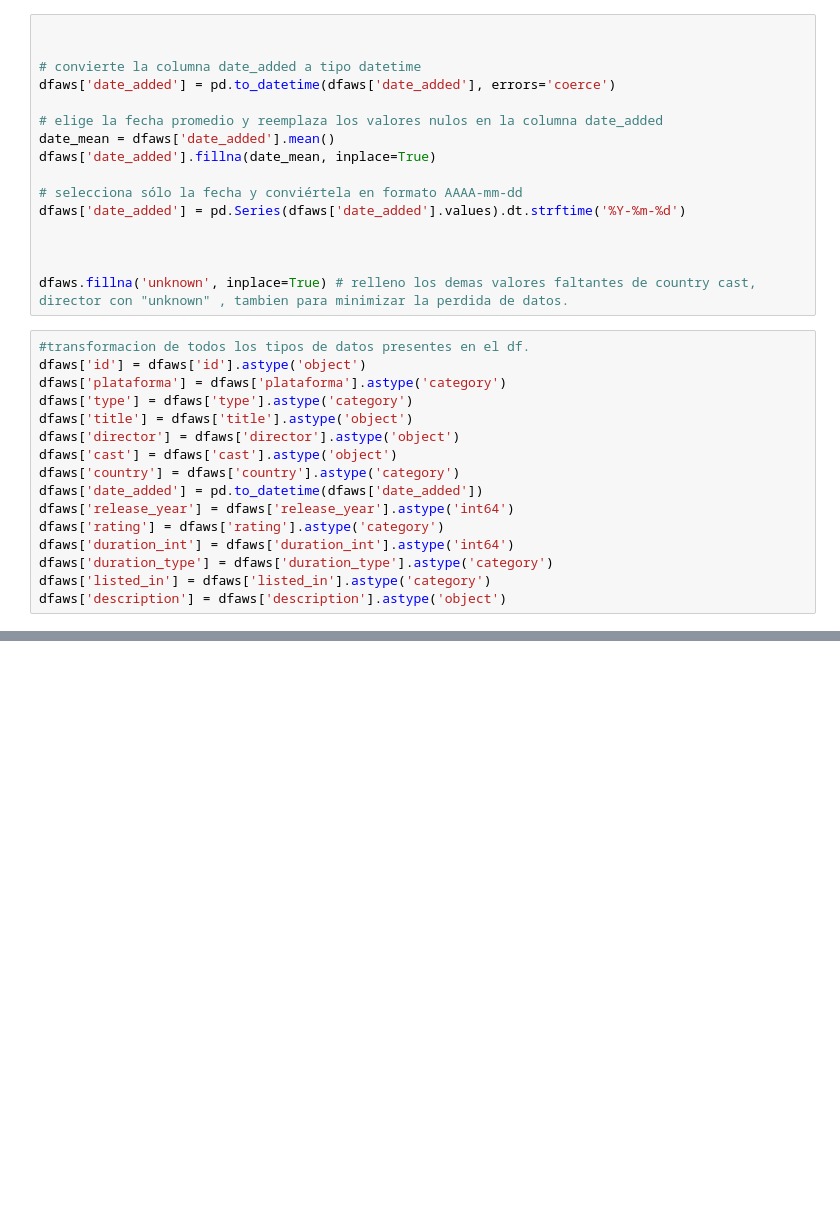
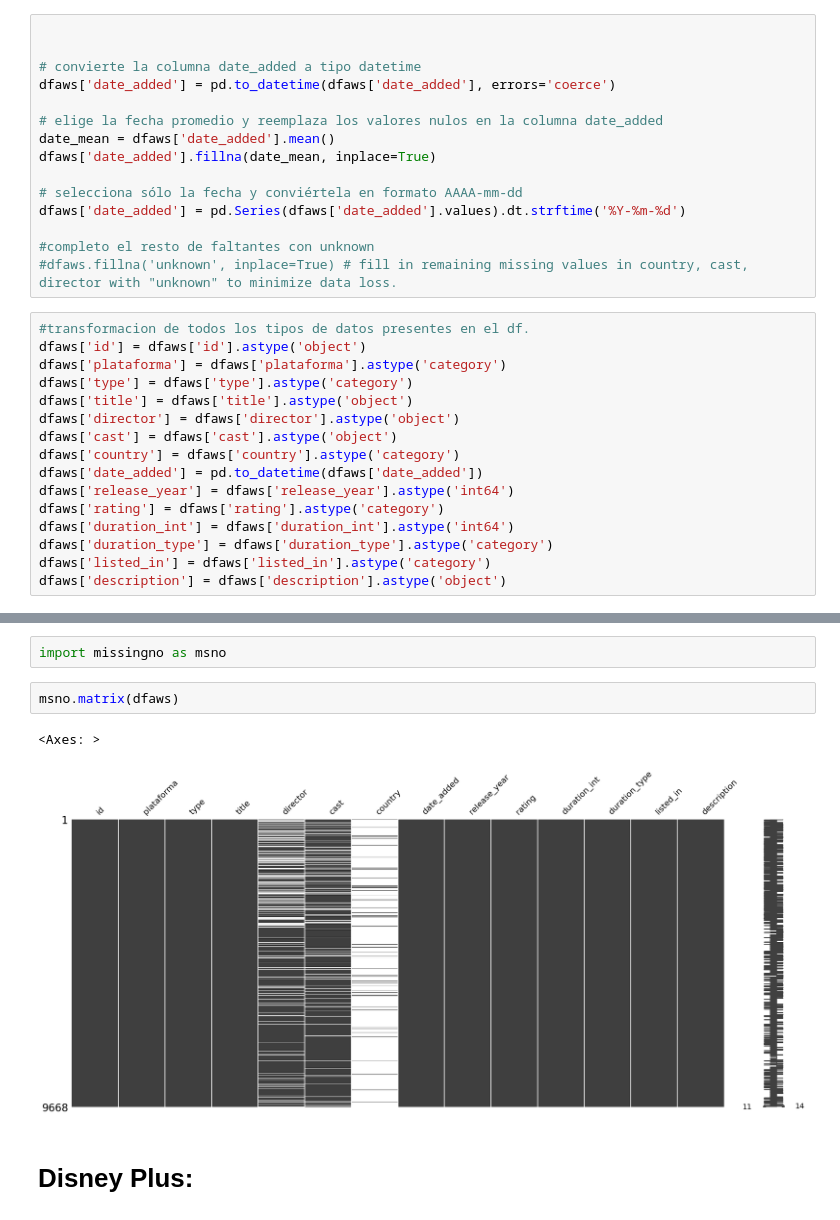
Before and after one commit to Lucaramallo/PI-1---REINTENTO, a Jupyter notebook: ETL/ETL_movies.ipynb, the cells around one changed output, grey strips where cells are left out. Saved outputs shown, nothing was run; the diff lists cells and outputs as text; blank space fills up the shorter version.

```diff
--- a/ETL/ETL_movies.ipynb
+++ b/ETL/ETL_movies.ipynb
@@ -51,9 +55,8 @@ dfaws['date_added'].fillna(date_mean, inplace=True)
 # selecciona sólo la fecha y conviértela en formato AAAA-mm-dd
 dfaws['date_added'] = pd.Series(dfaws['date_added'].values).dt.strftime('%Y-%m-%d')
 
-
-
-dfaws.fillna('unknown', inplace=True) # relleno los demas valores faltantes de country cast, director con "unknown" , tambien para minimizar la perdida de datos.
+#completo el resto de faltantes con unknown
+#dfaws.fillna('unknown', inplace=True) # fill in remaining missing values in country, cast, director with "unknown" to minimize data loss.
 # %%
 #transformacion de todos los tipos de datos presentes en el df.
 dfaws['id'] = dfaws['id'].astype('object')
@@ -72,0 +85,9 @@ dfaws['description'] = dfaws['description'].astype('object')
+# %%
+import missingno as msno
+# %%
+msno.matrix(dfaws)
+# %% [output]
+<Axes: >
+[figure, added]
+# %% [markdown]
+# Disney Plus:
```
Also changed, not shown: parts of 24 cells of this notebook.
